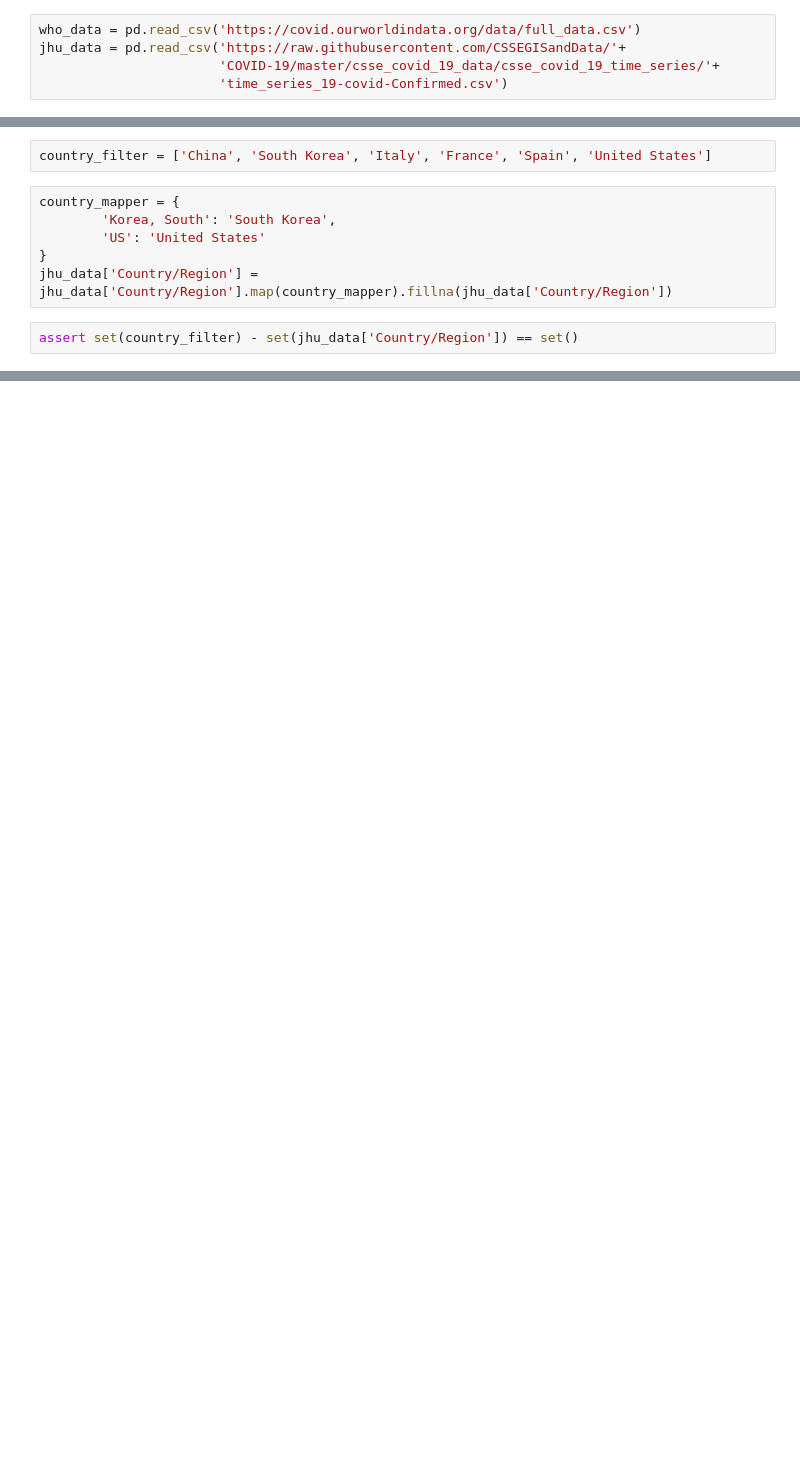
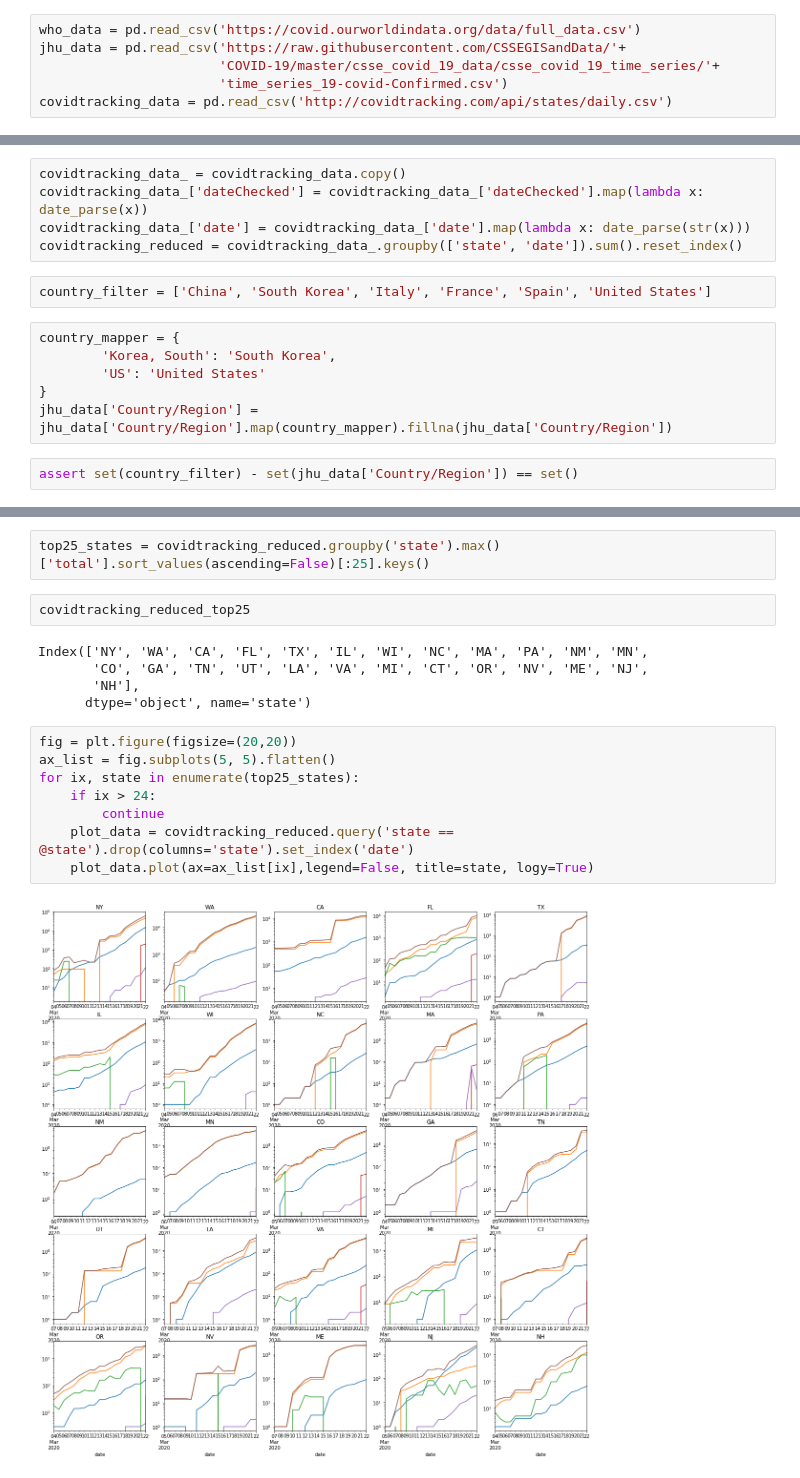
Before and after one commit to slstarnes/coronavirus-stats, a Jupyter notebook: Coronavirus.ipynb, the cells around one changed output, grey strips where cells are left out. Cells and saved outputs as stored; diff of their text form; blank space fills up the shorter version.

```diff
--- a/Coronavirus.ipynb
+++ b/Coronavirus.ipynb
@@ -9,3 +10,4 @@ who_data = pd.read_csv('https://covid.ourworldindata.org/data/full_data.csv')
 jhu_data = pd.read_csv('https://raw.githubusercontent.com/CSSEGISandData/'+
                        'COVID-19/master/csse_covid_19_data/csse_covid_19_time_series/'+
                        'time_series_19-covid-Confirmed.csv')
+covidtracking_data = pd.read_csv('http://covidtracking.com/api/states/daily.csv')
@@ -12,3 +30,8 @@ jhu_data = pd.read_csv('https://raw.githubusercontent.com/CSSEGISandData/'+
+# %%
+covidtracking_data_ = covidtracking_data.copy()
+covidtracking_data_['dateChecked'] = covidtracking_data_['dateChecked'].map(lambda x: date_parse(x))
+covidtracking_data_['date'] = covidtracking_data_['date'].map(lambda x: date_parse(str(x)))
+covidtracking_reduced = covidtracking_data_.groupby(['state', 'date']).sum().reset_index()
 # %%
 country_filter = ['China', 'South Korea', 'Italy', 'France', 'Spain', 'United States']
 # %%
@@ -66,0 +153,19 @@ ax.yaxis.set_major_formatter(mtick.StrMethodFormatter('{x:,.0f}'))
+# %%
+top25_states = covidtracking_reduced.groupby('state').max()['total'].sort_values(ascending=False)[:25].keys()
+# %%
+covidtracking_reduced_top25
+# %% [output]
+Index(['NY', 'WA', 'CA', 'FL', 'TX', 'IL', 'WI', 'NC', 'MA', 'PA', 'NM', 'MN',
+       'CO', 'GA', 'TN', 'UT', 'LA', 'VA', 'MI', 'CT', 'OR', 'NV', 'ME', 'NJ',
+       'NH'],
+      dtype='object', name='state')
+# %%
+fig = plt.figure(figsize=(20,20))
+ax_list = fig.subplots(5, 5).flatten()
+for ix, state in enumerate(top25_states):
+    if ix > 24:
+        continue
+    plot_data = covidtracking_reduced.query('state == @state').drop(columns='state').set_index('date')
+    plot_data.plot(ax=ax_list[ix],legend=False, title=state, logy=True)
+# %% [output]
+[figure, added]
```
Also changed, not shown: parts of 18 cells of this notebook.
